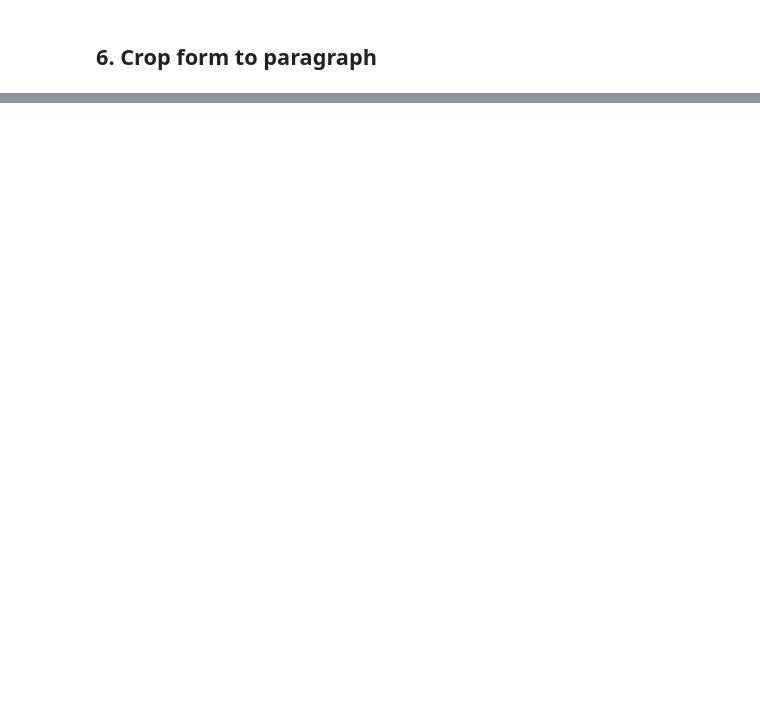
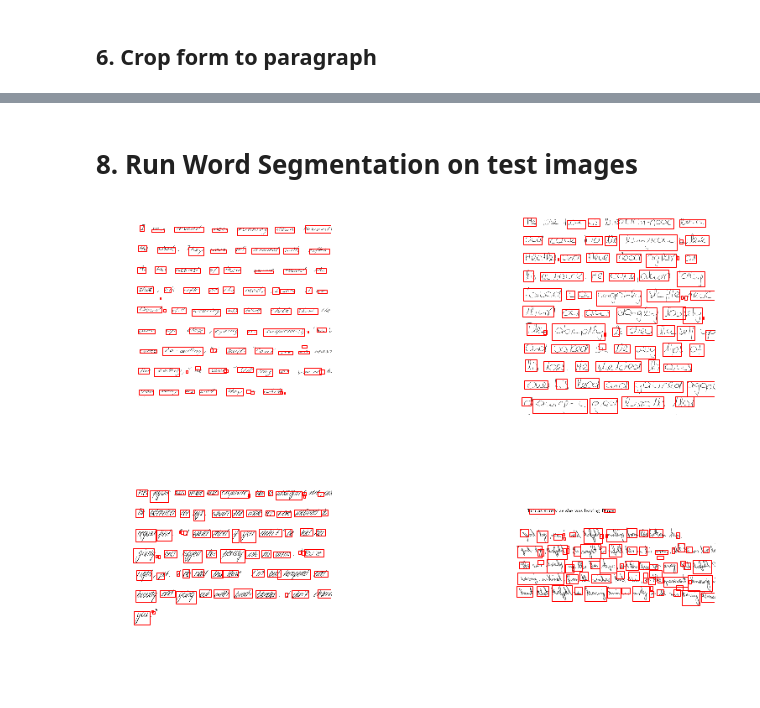
Before and after one commit to KevinGThomas/HandwrittenTextRecognition, a Jupyter notebook: 1_HandwrittenTextRecognition.ipynb, the cells around one changed output, grey strips where cells are left out. Saved outputs shown, nothing was run; the diff lists cells and outputs as text; code cells hidden in the pictures; blank space fills up the shorter version.

```diff
--- a/1_HandwrittenTextRecognition.ipynb
+++ b/1_HandwrittenTextRecognition.ipynb
@@ -109,0 +123,33 @@ for i, image in enumerate(images):
+# %%
+word_segmentation_net = WordSegmentationNet(2, ctx=ctx)
+word_segmentation_net.load_parameters("models/word_segmentation2.params")
+word_segmentation_net.hybridize()
+# %% [markdown]
+# 8. Run Word Segmentation on test images
+# %%
+min_c = 0.1
+overlap_thres = 0.1
+topk = 600
+
+fig, axs = plt.subplots(int(len(paragraph_segmented_images)/2), 2,
+                        figsize=(15, 5 * int(len(paragraph_segmented_images)/2)))
+predicted_words_bbs_array = []
+
+for i, paragraph_segmented_image in enumerate(paragraph_segmented_images):
+    s_y, s_x = int(i/2), int(i%2)
+
+    predicted_bb = predict_bounding_boxes(
+        word_segmentation_net, paragraph_segmented_image, min_c, overlap_thres, topk, ctx)
+
+    predicted_words_bbs_array.append(predicted_bb)
+
+    axs[s_y, s_x].imshow(paragraph_segmented_image, cmap='Greys_r')
+    for j in range(predicted_bb.shape[0]):
+        (x, y, w, h) = predicted_bb[j]
+        image_h, image_w = paragraph_segmented_image.shape[-2:]
+        (x, y, w, h) = (x * image_w, y * image_h, w * image_w, h * image_h)
+        rect = patches.Rectangle((x, y), w, h, fill=False, color="r")
+        axs[s_y, s_x].add_patch(rect)
+        axs[s_y, s_x].axis('off')
+# %% [output]
+[figure, added]
```
Also changed, not shown: parts of 18 cells of this notebook, 2 other files.
